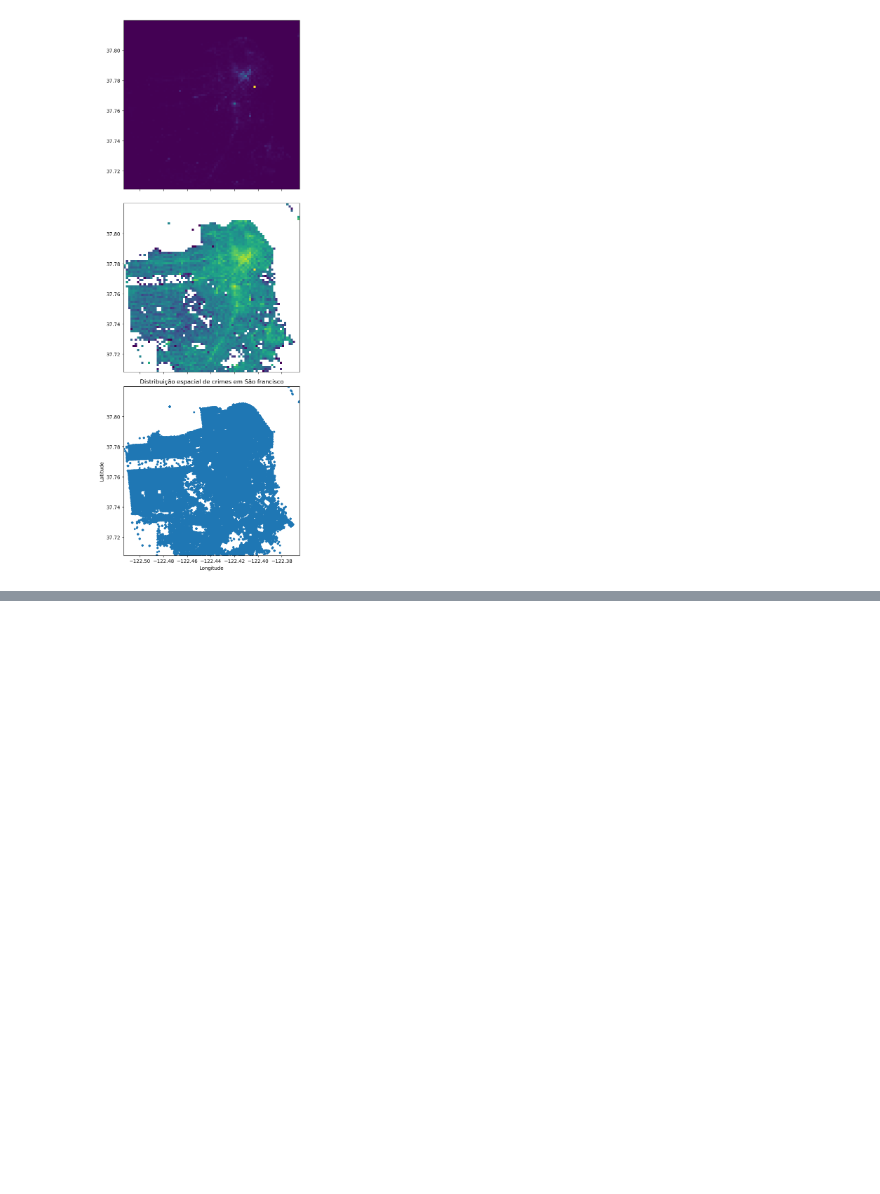
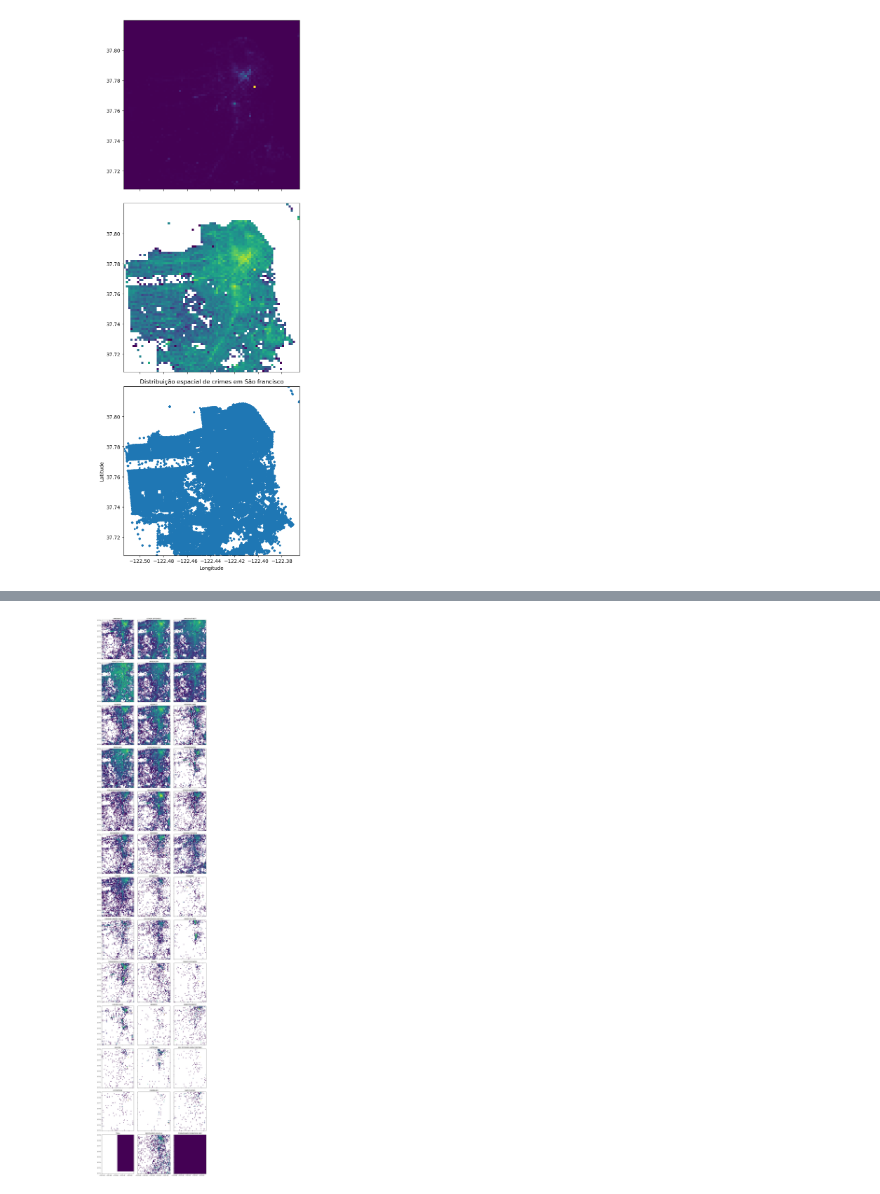
Before and after one commit to wendeljuliao/San-Francisco-Crime-Classification, a Jupyter notebook: DataAnalysis.ipynb, the cells around one changed output, grey strips where cells are left out. Cells and saved outputs as stored; diff of their text form; code cells hidden in the pictures; blank space fills up the shorter version.

```diff
--- a/DataAnalysis.ipynb
+++ b/DataAnalysis.ipynb
@@ -83,0 +95,20 @@ plt.show()
+# %%
+categories = dadosLimpos['Category'].unique()
+
+fig, axs = plt.subplots(13, 3, figsize=(12, 60), sharex=True, sharey=True,
+                        tight_layout=True)
+counter = 0
+for itemCategory in categories:
+    df2=  dadosLimpos.loc[dadosLimpos['Category'] == itemCategory]
+
+    axs[int(counter/3)][counter % 3].hist2d(df2['X'], df2['Y'], bins = 100, norm=colors.LogNorm())
+    axs[int(counter/3)][counter % 3].title.set_text(itemCategory)
+    counter = counter + 1
+
+
+#plt.title('Distribuição espacial de crimes em São francisco')
+#plt.xlabel('Longitude')
+#plt.ylabel('Latitude')
+plt.show()
+# %% [output]
+[figure, added]
```
Also changed, not shown: parts of 2 cells of this notebook.
